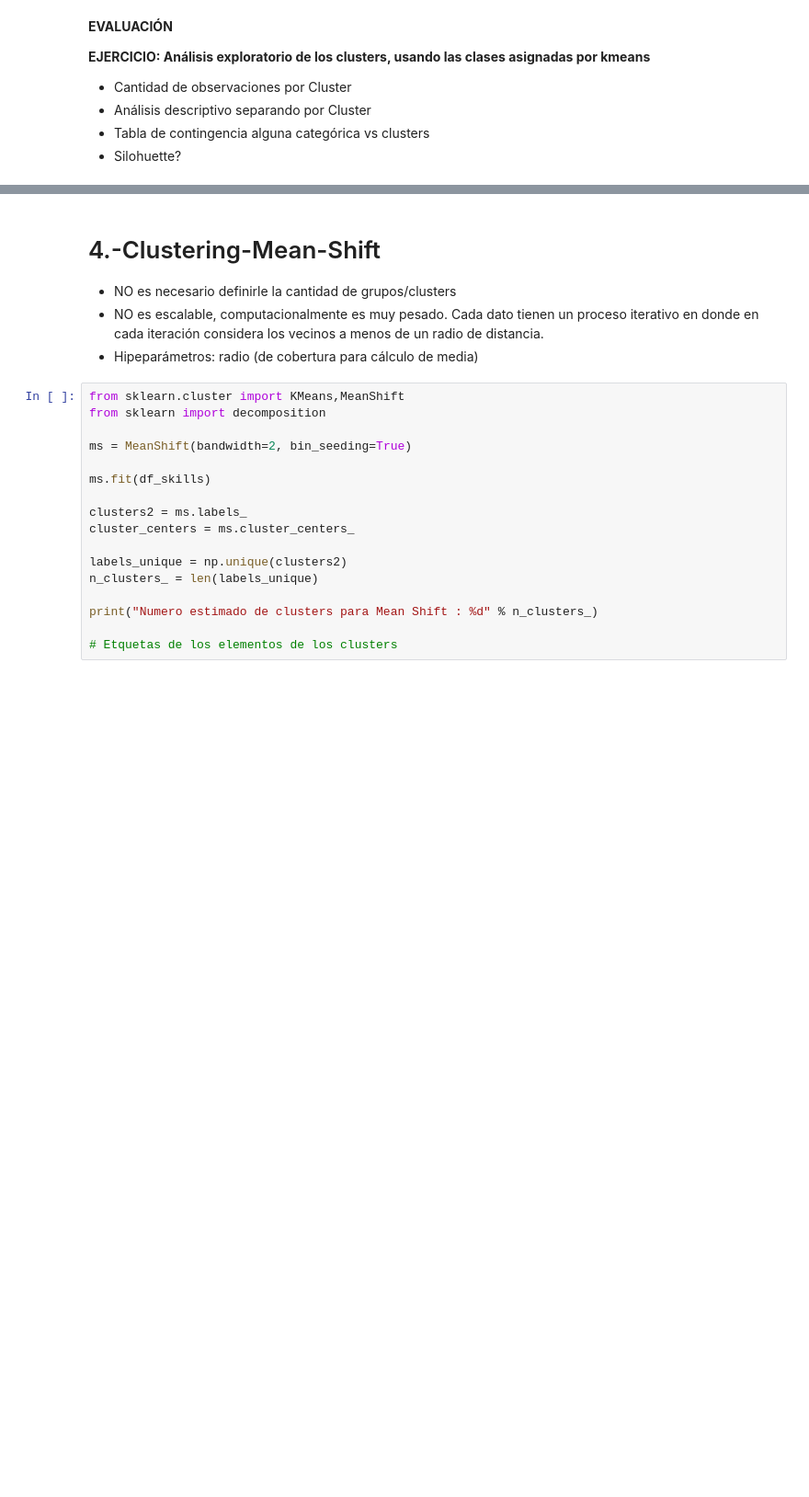
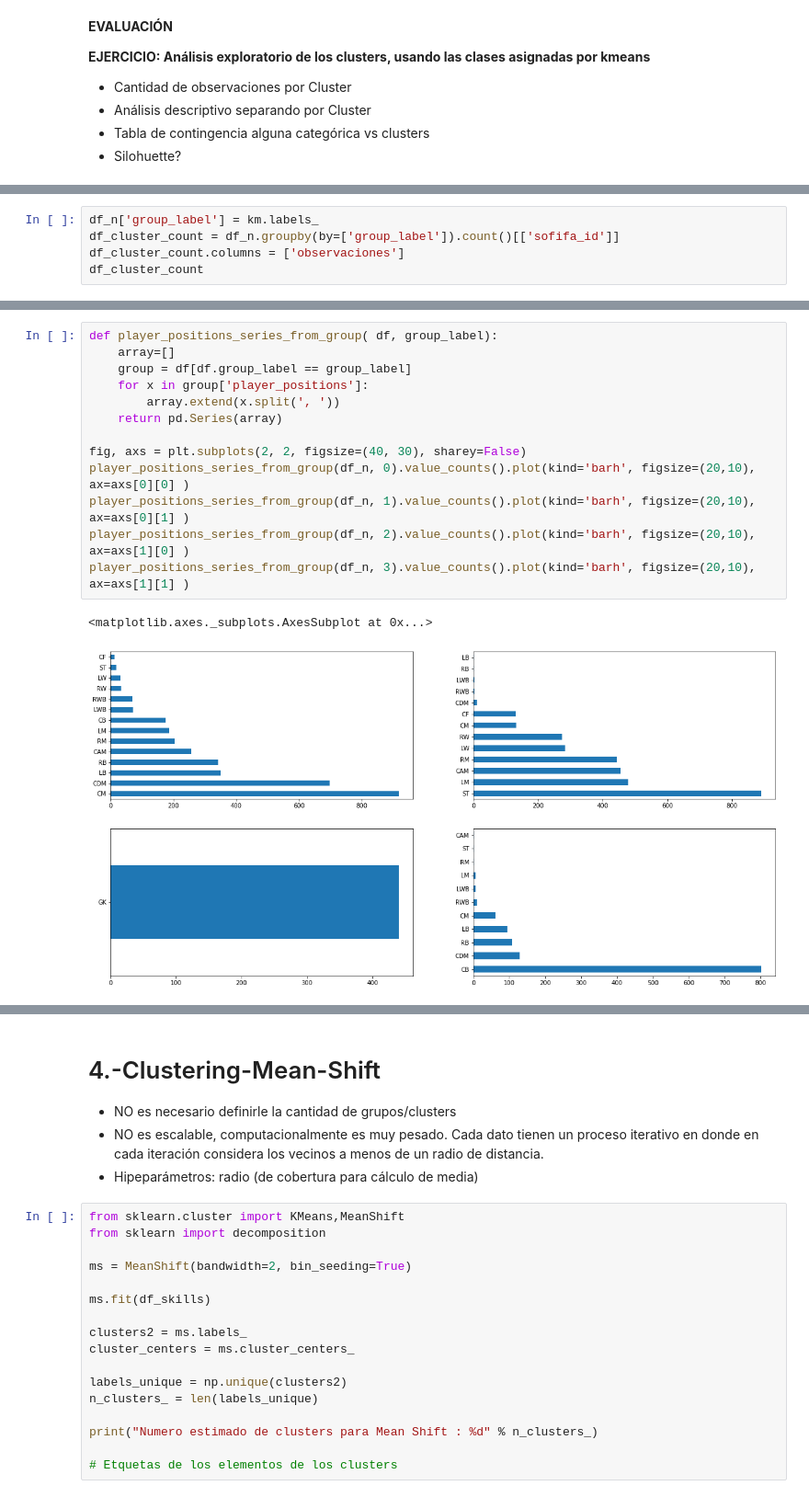
Before and after one commit to FrancoMSuarez/diplomatura-data_science-IA, a Jupyter notebook: Trabajo_Practico_5_Apr_No_Superv/ntb_clustering_2_fifa2020-Ivan.ipynb, the cells around one changed output, grey strips where cells are left out. Shown at 92% size. Cells and saved outputs as stored; diff of their text form; blank space fills up the shorter version.

```diff
--- a/Trabajo_Practico_5_Apr_No_Superv/ntb_clustering_2_fifa2020-Ivan.ipynb
+++ b/Trabajo_Practico_5_Apr_No_Superv/ntb_clustering_2_fifa2020-Ivan.ipynb
@@ -323,0 +339,5 @@ len(km.labels_)
+# %%
+df_n['group_label'] = km.labels_
+df_cluster_count = df_n.groupby(by=['group_label']).count()[['sofifa_id']]
+df_cluster_count.columns = ['observaciones']
+df_cluster_count
@@ -323,0 +371,16 @@ len(km.labels_)
+# %%
+def player_positions_series_from_group( df, group_label):
+    array=[]
+    group = df[df.group_label == group_label]
+    for x in group['player_positions']:
+        array.extend(x.split(', '))
+    return pd.Series(array)
+
+fig, axs = plt.subplots(2, 2, figsize=(40, 30), sharey=False)
+player_positions_series_from_group(df_n, 0).value_counts().plot(kind='barh', figsize=(20,10), ax=axs[0][0] )
+player_positions_series_from_group(df_n, 1).value_counts().plot(kind='barh', figsize=(20,10), ax=axs[0][1] )
+player_positions_series_from_group(df_n, 2).value_counts().plot(kind='barh', figsize=(20,10), ax=axs[1][0] )
+player_positions_series_from_group(df_n, 3).value_counts().plot(kind='barh', figsize=(20,10), ax=axs[1][1] )
+# %% [output]
+<matplotlib.axes._subplots.AxesSubplot at 0x...>
+[figure, added]
```
Also changed, not shown: parts of 20 cells of this notebook.
